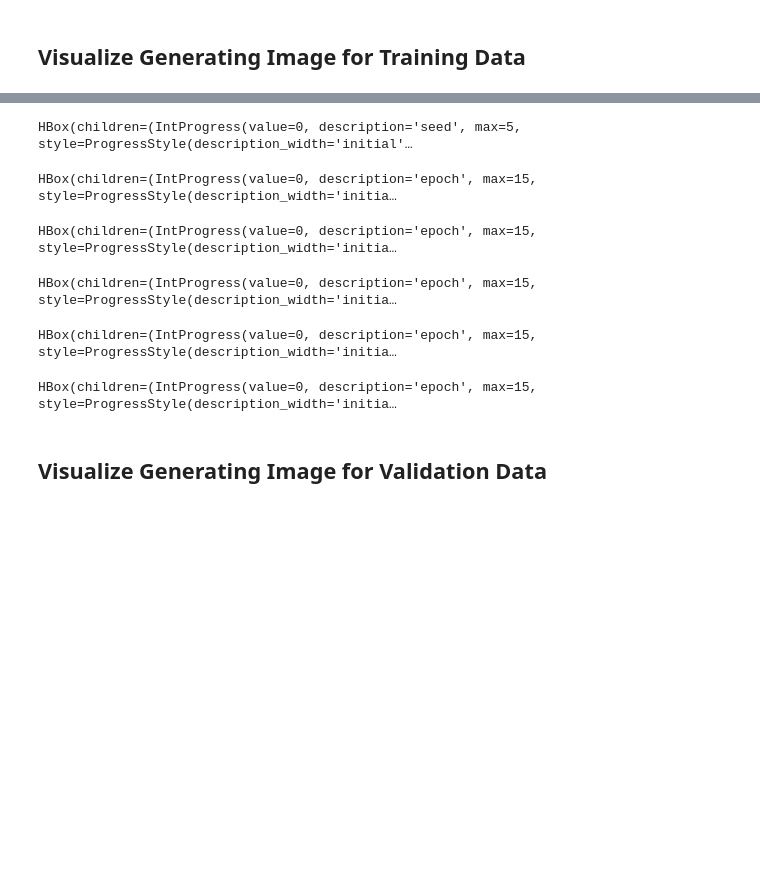
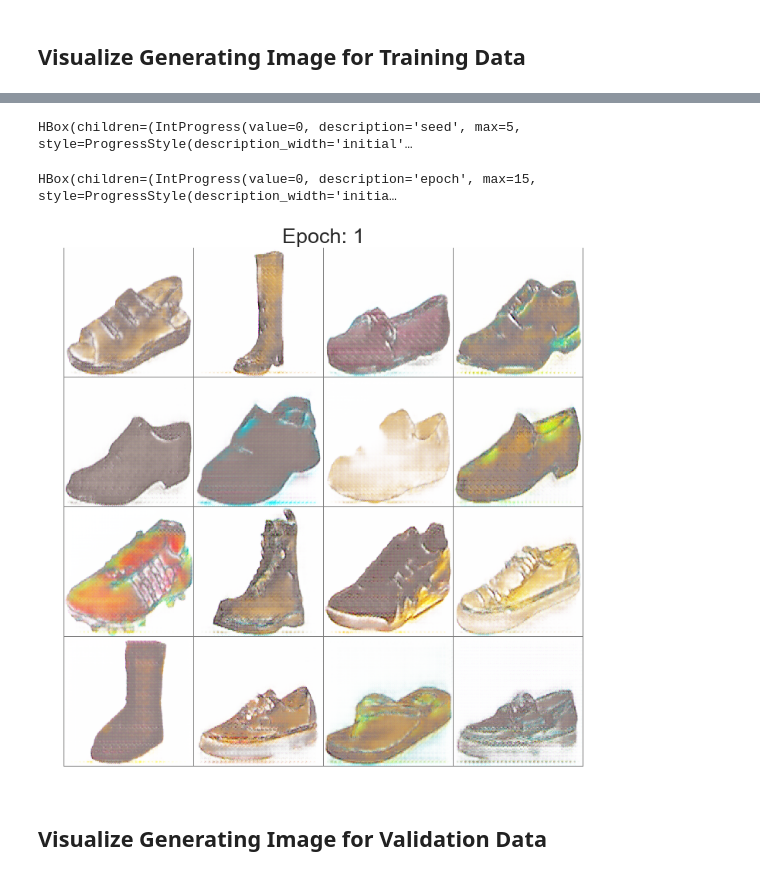
Before and after one commit to haru-256/pix2pix.pytorch, a Jupyter notebook: visualize_genData_Loss.ipynb, the cells around one changed output, grey strips where cells are left out. Drawn from its saved outputs; the diff is of its cells as text; code cells hidden in the pictures; blank space fills up the shorter version.

```diff
--- a/visualize_genData_Loss.ipynb
+++ b/visualize_genData_Loss.ipynb
@@ -228,37 +236,35 @@ for path in tqdm(result_path, desc="seed"):
         save_dir.mkdir()
     for epoch in tqdm(range(1, 16), desc="epoch"):
         # load arguments
         with open(path / 'args.txt') as f:
             opt = eval(f.read())
         # load Generator
         checkpoint = torch.load(
             (path / 'model') / 'pix2pix_{}epoch.tar'.format(epoch), map_location="cpu")
         gen = UnetGenerator(norm_type=opt.norm_type, ngf=opt.ngf)
         gen.load_state_dict(checkpoint['gen_model_state_dict'])
 
 
         torch.manual_seed(0)  # set seed
         gen.train()  # apply Dropout and BatchNorm during inference as well
         fig, ax = plt.subplots(1,1, figsize=(10, 13))
         with torch.no_grad():
             for inputs, _ in data_loader['train']:
                 fake_outputs = gen(inputs)
         images = make_grid(fake_outputs, normalize=False, nrow=4, padding=1)
         images = images * 0.5 + 0.5
         ax.imshow(images.numpy().transpose(1, 2, 0))
         ax.axis("off")
         ax.set_title("Epoch: {}".format(epoch), fontsize=27)
         plt.tight_layout()
         fig.savefig(save_dir / "epoch{:0>4}.png".format(epoch),
                 bbox_inches="tight", pad_inches=0.05)
         plt.close(fig)
+        plt.plot()
 # %% [output]
 HBox(children=(IntProgress(value=0, description='seed', max=5, style=ProgressStyle(description_width='initial'…
 HBox(children=(IntProgress(value=0, description='epoch', max=15, style=ProgressStyle(description_width='initia…
-HBox(children=(IntProgress(value=0, description='epoch', max=15, style=ProgressStyle(description_width='initia…
-HBox(children=(IntProgress(value=0, description='epoch', max=15, style=ProgressStyle(description_width='initia…
-HBox(children=(IntProgress(value=0, description='epoch', max=15, style=ProgressStyle(description_width='initia…
-HBox(children=(IntProgress(value=0, description='epoch', max=15, style=ProgressStyle(description_width='initia…
+[figure, added]
 # %% [markdown]
 ## Visualize Generating Image for Validation Data
 # %%
```
Also changed, not shown: parts of 1 cell of this notebook.
